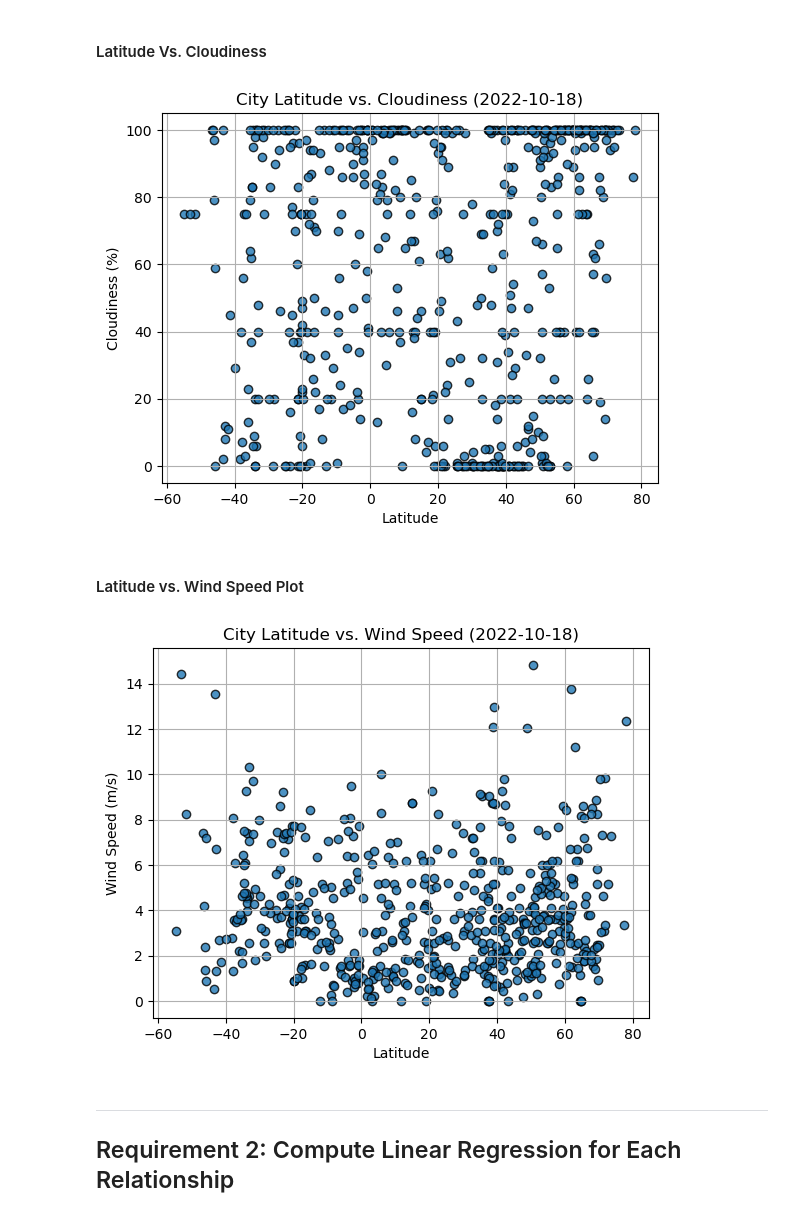
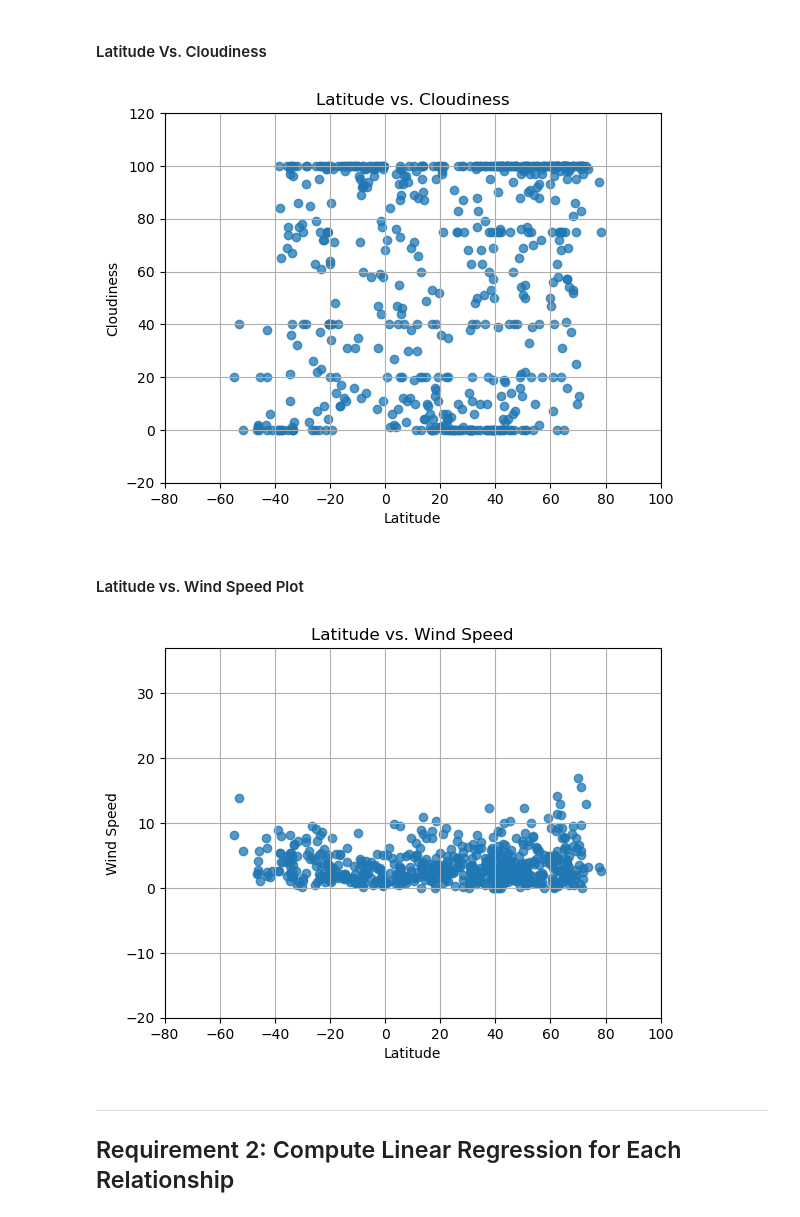
Before and after one commit to BlakeG2424/python-api-challenge, a Jupyter notebook: WeatherPy/WeatherPy.ipynb, the cells around one changed output. Saved outputs shown, nothing was run; the diff lists cells and outputs as text; code cells hidden in the pictures.

```diff
--- a/WeatherPy/WeatherPy.ipynb
+++ b/WeatherPy/WeatherPy.ipynb
@@ -221,10 +254,15 @@ plt.show()
 #### Latitude Vs. Cloudiness
 # %%
 # Build the scatter plots for latitude vs. cloudiness
-# YOUR CODE HERE
+plt.scatter(city_data_df['Lat'],city_data_df['Cloudiness'],alpha=0.75)
 
 # Incorporate the other graph properties
-# YOUR CODE HERE
+plt.title(f"Latitude vs. {'Cloudiness'}")
+plt.xlabel('Latitude')
+plt.ylabel('Cloudiness')
+plt.xlim(-80,100)
+plt.ylim(min(city_data_df['Cloudiness'])-20,max(city_data_df['Cloudiness'])+20)
+plt.grid()
 
 # Save the figure
 plt.savefig("output_data/Fig3.png")
@@ -232,23 +270,28 @@ plt.savefig("output_data/Fig3.png")
 # Show plot
 plt.show()
 # %% [output]
-[figure, old version]
+[figure, new version]
 # %% [markdown]
 #### Latitude vs. Wind Speed Plot
 # %%
 # Build the scatter plots for latitude vs. wind speed
-# YOUR CODE HERE
+plt.scatter(city_data_df['Lat'],city_data_df['Wind Speed'],alpha=0.75)
 
 # Incorporate the other graph properties
-# YOUR CODE HERE
+plt.title(f"Latitude vs. {'Wind Speed'}")
+plt.xlabel('Latitude')
+plt.ylabel('Wind Speed')
+plt.xlim(-80,100)
+plt.ylim(min(city_data_df['Wind Speed'])-20,max(city_data_df['Wind Speed'])+20)
+plt.grid()
 
 # Save the figure
 plt.savefig("output_data/Fig4.png")
 
 # Show plot
 plt.show()
 # %% [output]
-[figure, old version]
+[figure, new version]
 # %% [markdown]
 ---
 
```
Also changed, not shown: parts of 30 cells of this notebook, 8 other files.
